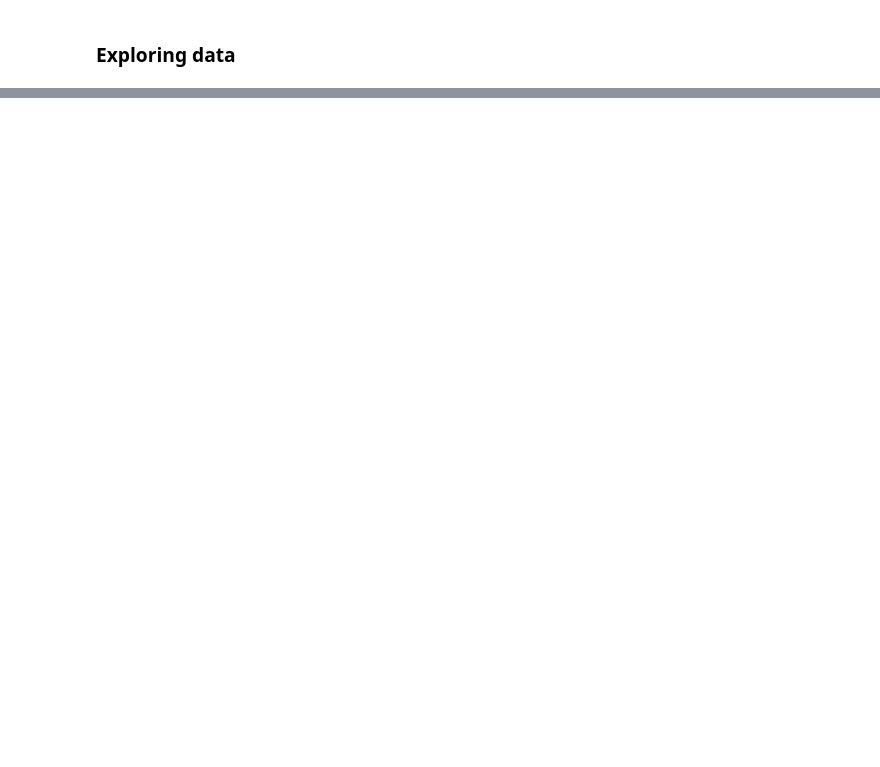
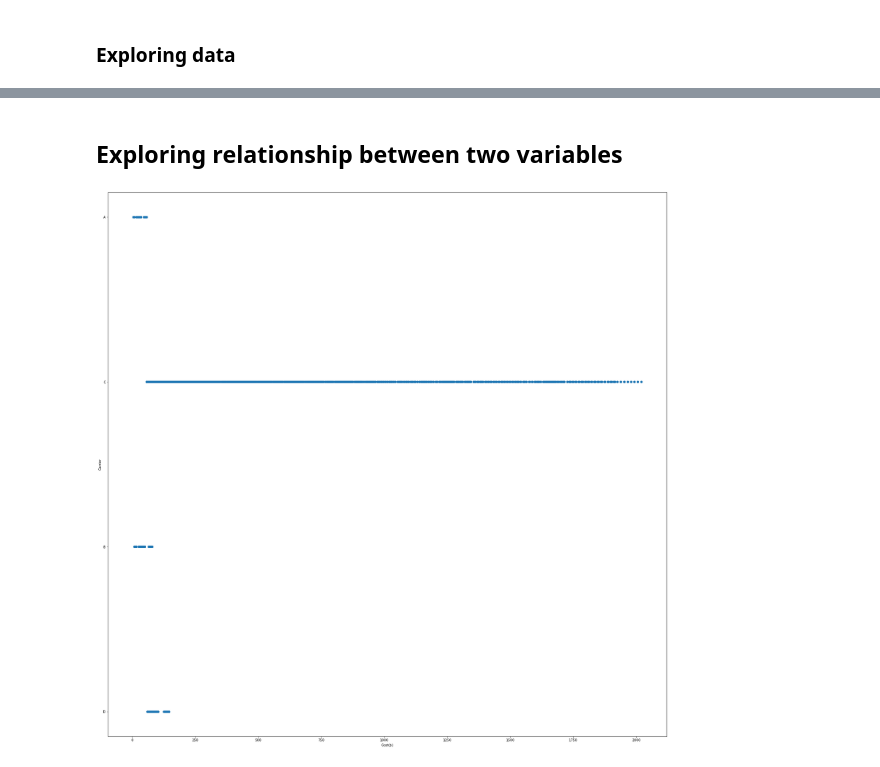
Before and after one commit to litzysj/Cost-Prediction-for-Logistic-Company, a Jupyter notebook: Notebooks/Freight Cost Indicators Notebook.ipynb, the cells around one changed output, grey strips where cells are left out. Drawn from its saved outputs; the diff is of its cells as text; code cells hidden in the pictures; blank space fills up the shorter version.

```diff
--- a/Notebooks/Freight Cost Indicators Notebook.ipynb
+++ b/Notebooks/Freight Cost Indicators Notebook.ipynb
@@ -69,0 +167,6 @@ df = pd.read_csv('../data/train.csv', parse_dates=['date'])
+# %%
+# dropping columns
+clean_df = df.drop(columns=['exWeatherTag', 'type', 'packageType'])
+# %%
+# creating 'month' column
+clean_df['month'] = clean_df['date'].dt.month
@@ -69,0 +278,12 @@ df = pd.read_csv('../data/train.csv', parse_dates=['date'])
+# %% [markdown]
+## Exploring relationship between two variables
+# %%
+# can use a scatter plot to explore relationship between 'cost' and 'carrier'
+plt.figure(figsize=(30,30))
+
+plt.scatter(clean_df['cost'], clean_df['carrier'])
+plt.ylabel('Carrier')
+plt.xlabel('Cost($)')
+plt.show()
+# %% [output]
+[figure, added]
```
Also changed, not shown: parts of 95 cells of this notebook, 2 other files.
